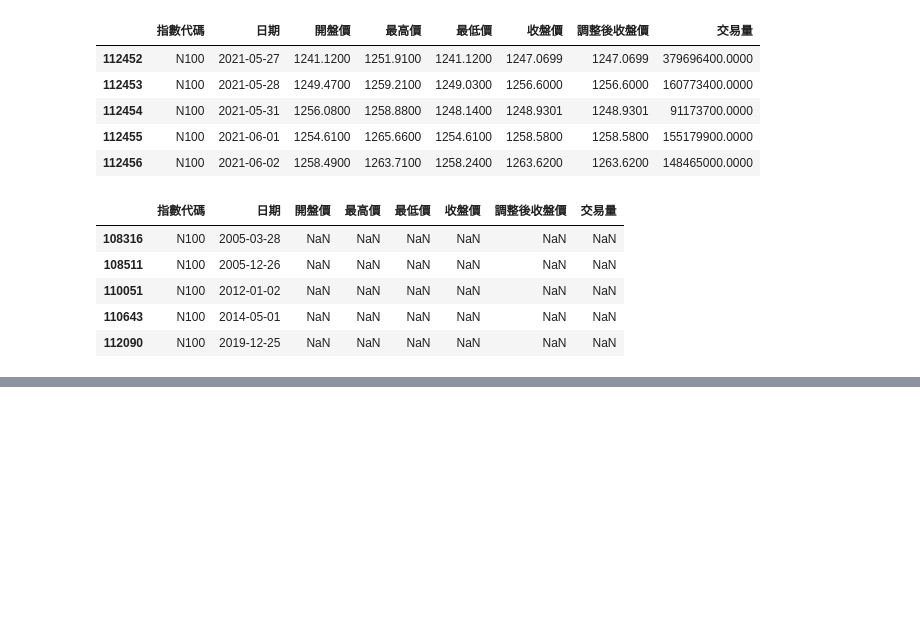
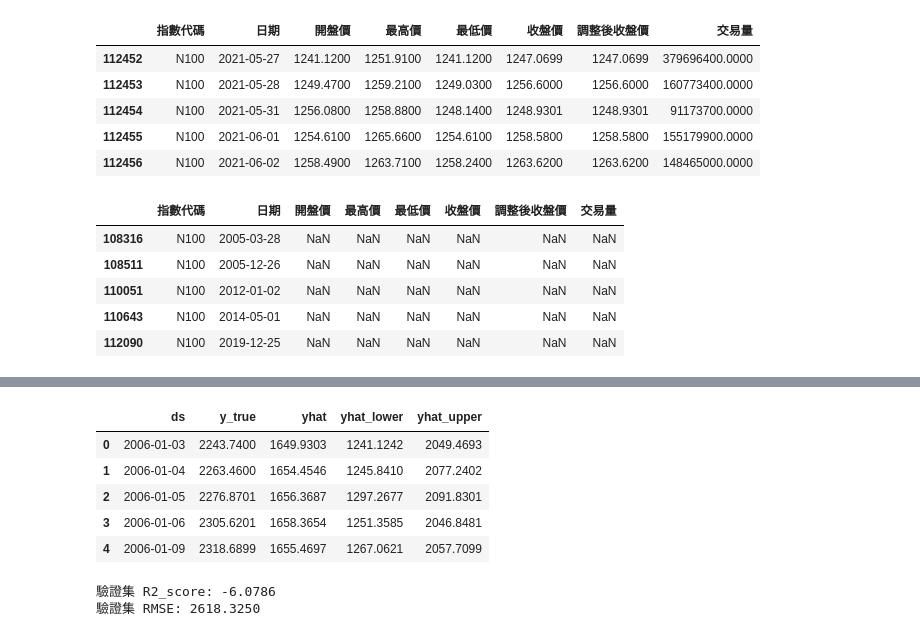
Before and after one commit to GaudiKao/learn-python-by-doing, a Jupyter notebook: Data_Structures&Alogrithms/證券交易所數據分類指數分析.ipynb, the cells around one changed output, grey strips where cells are left out. Cells and saved outputs as stored; diff of their text form; code cells hidden in the pictures; blank space fills up the shorter version.

```diff
--- a/Data_Structures&Alogrithms/證券交易所數據分類指數分析.ipynb
+++ b/Data_Structures&Alogrithms/證券交易所數據分類指數分析.ipynb
@@ -86,0 +162,29 @@ Name: count, dtype: int64
+# %%
+# 評估測試集結果 (最終性能報告)
+df_validation_results = validation_df_ixic2.merge(
+    pred_validation[['ds', 'yhat', 'yhat_lower', 'yhat_upper']],
+    on='ds',
+    how='left'
+).rename(columns={'y': 'y_true'})
+
+display(df_validation_results.head())
+# %% [output]
+|  | ds | y_true | yhat | yhat_lower | yhat_upper |
+| 0 | 2006-01-03 | 2243.7400 | 1649.9303 | 1241.1242 | 2049.4693 |
+| 1 | 2006-01-04 | 2263.4600 | 1654.4546 | 1245.8410 | 2077.2402 |
+| 2 | 2006-01-05 | 2276.8701 | 1656.3687 | 1297.2677 | 2091.8301 |
+| 3 | 2006-01-06 | 2305.6201 | 1658.3654 | 1251.3585 | 2046.8481 |
+| 4 | 2006-01-09 | 2318.6899 | 1655.4697 | 1267.0621 | 2057.7099 |
+# %%
+# 準備計算R2值(決定係數)、RMSE(均方值誤差)
+from sklearn.metrics import mean_squared_error, r2_score
+y_true = df_validation_results['y_true']
+y_pred = df_validation_results['yhat']
+
+r2score = r2_score(y_true, y_pred)
+print(f'驗證集 R2_score: {r2score:.4f}')
+rmse = np.sqrt(mean_squared_error(y_true, y_pred))
+print(f'驗證集 RMSE: {rmse:.4f}')
+# %% [output]
+驗證集 R2_score: -6.0786
+驗證集 RMSE: 2618.3250
```
Also changed, not shown: parts of 5 cells of this notebook.
